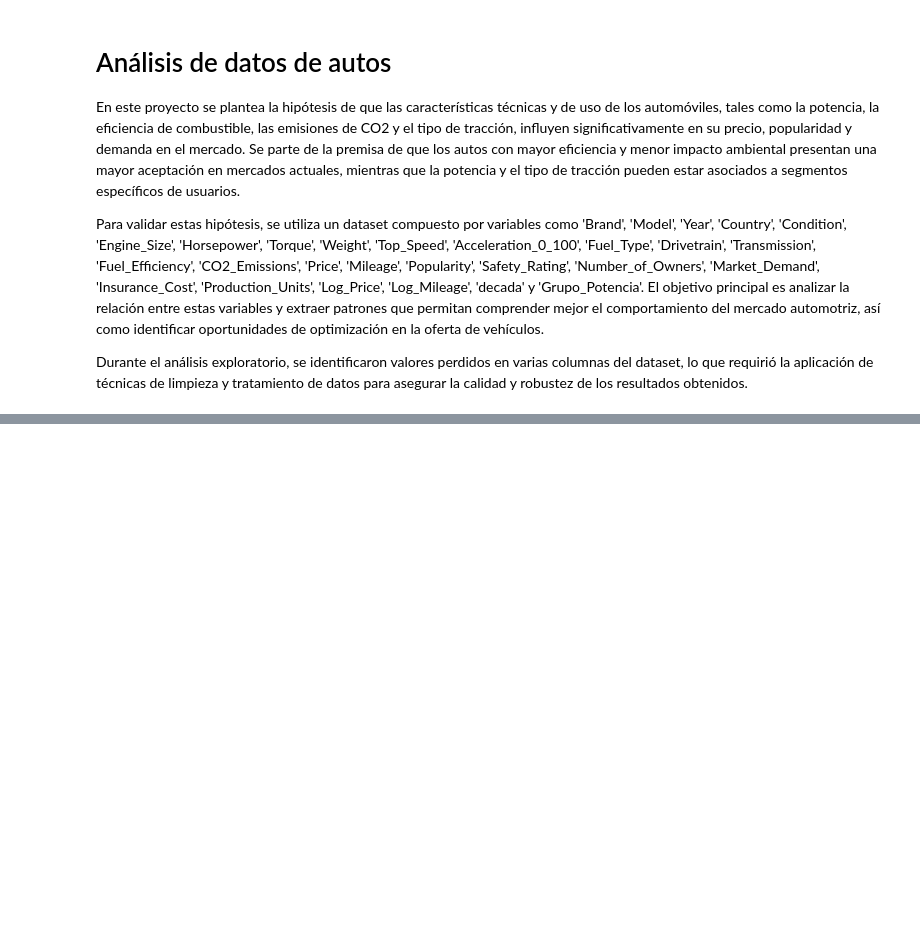
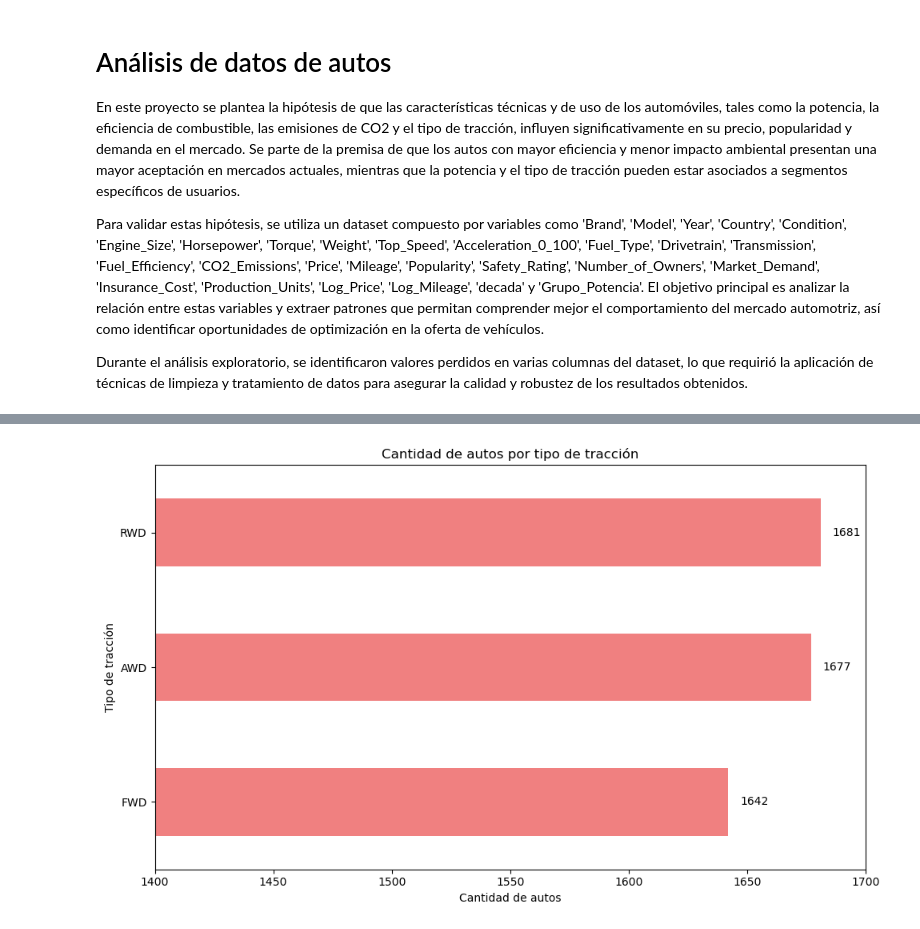
Before and after one commit to joaquinrodriguezi/ProyectoDSParte1Rodriguez, a Jupyter notebook: notebooks/entrenamiento.ipynb, the cells around one changed output, grey strips where cells are left out. Saved outputs shown, nothing was run; the diff lists cells and outputs as text; code cells hidden in the pictures; blank space fills up the shorter version.

```diff
--- a/notebooks/entrenamiento.ipynb
+++ b/notebooks/entrenamiento.ipynb
@@ -79,18 +116,21 @@ plt.show()
 # %%
 # Gráfico de barras horizontales: cantidad de autos por tipo de tracción
 conteo_traccion = df['Drivetrain'].value_counts().sort_values()
 plt.figure(figsize=(10,6))
 conteo_traccion.plot(kind='barh', color='lightcoral')
 plt.xlabel('Cantidad de autos')
 plt.ylabel('Tipo de tracción')
 plt.title('Cantidad de autos por tipo de tracción')
+plt.xlim(1400, 1700)
 
 # Agregar los valores al final de cada barra
 for i, valor in enumerate(conteo_traccion.values):
     plt.text(valor + 5, i, str(valor), va='center', fontsize=10)
 
 plt.tight_layout()
 plt.show()
+# %% [output]
+[figure, added]
 # %%
 def clasificar_potencia(df):
     """
```
Also changed, not shown: parts of 7 cells of this notebook.
